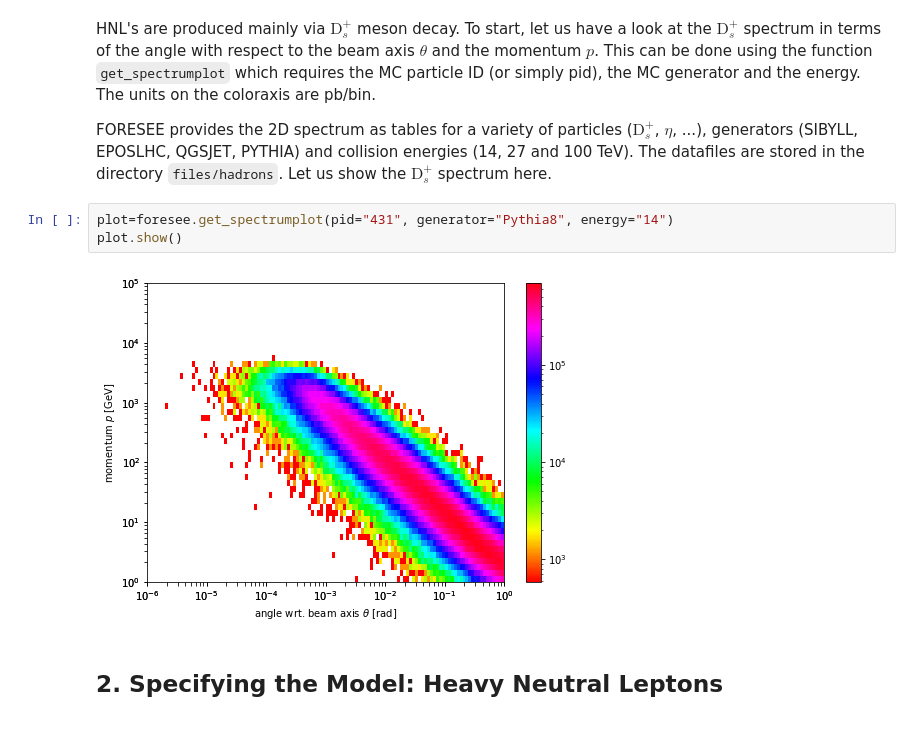
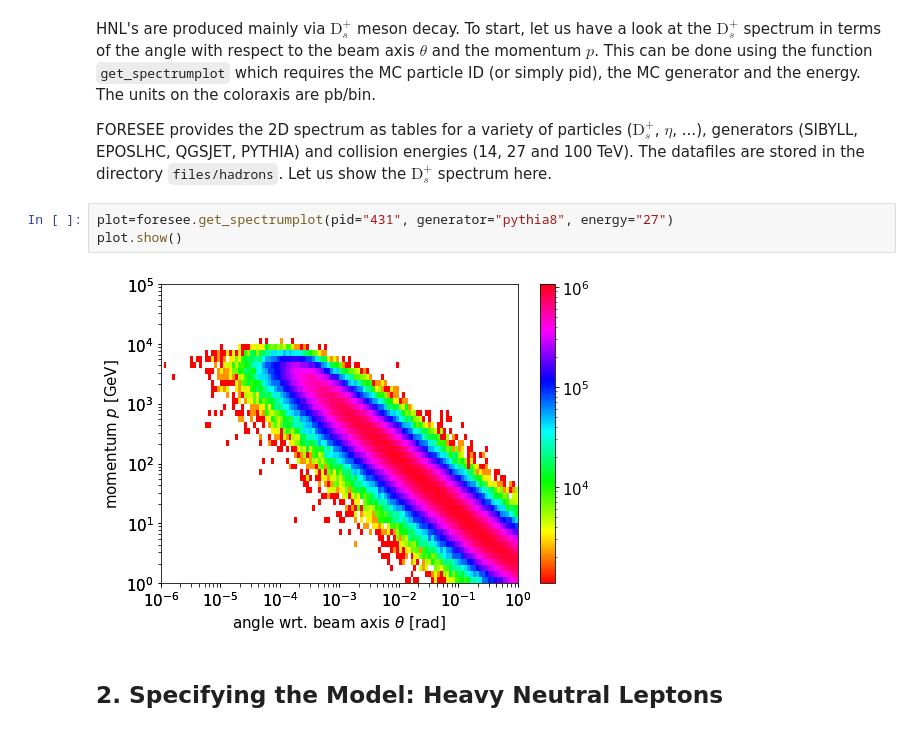
Before and after one commit to ahewitt6/FORESEE_HNL, a Jupyter notebook: Models/HNL/HNL.ipynb, the cells around one changed output. Cells and saved outputs as stored; diff of their text form.

```diff
--- a/Models/HNL/HNL.ipynb
+++ b/Models/HNL/HNL.ipynb
@@ -22,10 +22,10 @@ HNL's are produced mainly via $\text{D}^+_s$ meson decay. To start, let us have
 
 FORESEE provides the 2D spectrum as tables for a variety of particles ($\text{D}^+_s$, $\eta$, ...), generators (SIBYLL, EPOSLHC, QGSJET, PYTHIA) and collision energies (14, 27 and 100 TeV). The datafiles are stored in the directory `files/hadrons`. Let us show the $\text{D}^+_s$ spectrum here.
 # %%
-plot=foresee.get_spectrumplot(pid="431", generator="Pythia8", energy="14")
+plot=foresee.get_spectrumplot(pid="431", generator="pythia8", energy="27")
 plot.show()
 # %% [output]
-[figure, old version]
+[figure, new version]
 # %% [markdown]
 ## 2. Specifying the Model: Heavy Neutral Leptons
 # %% [markdown]
```
Also changed, not shown: parts of 11 cells of this notebook, 1 other file.
